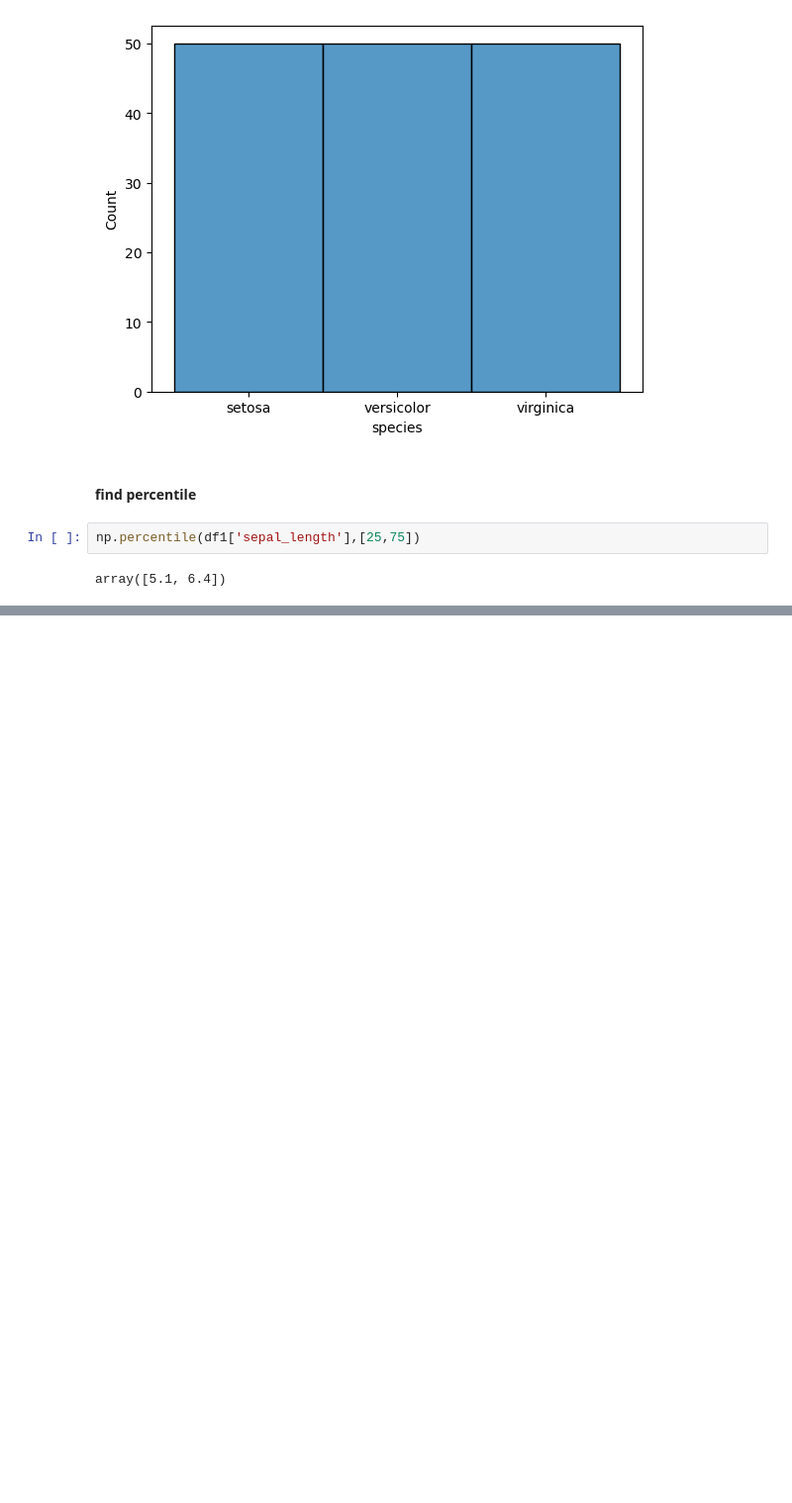
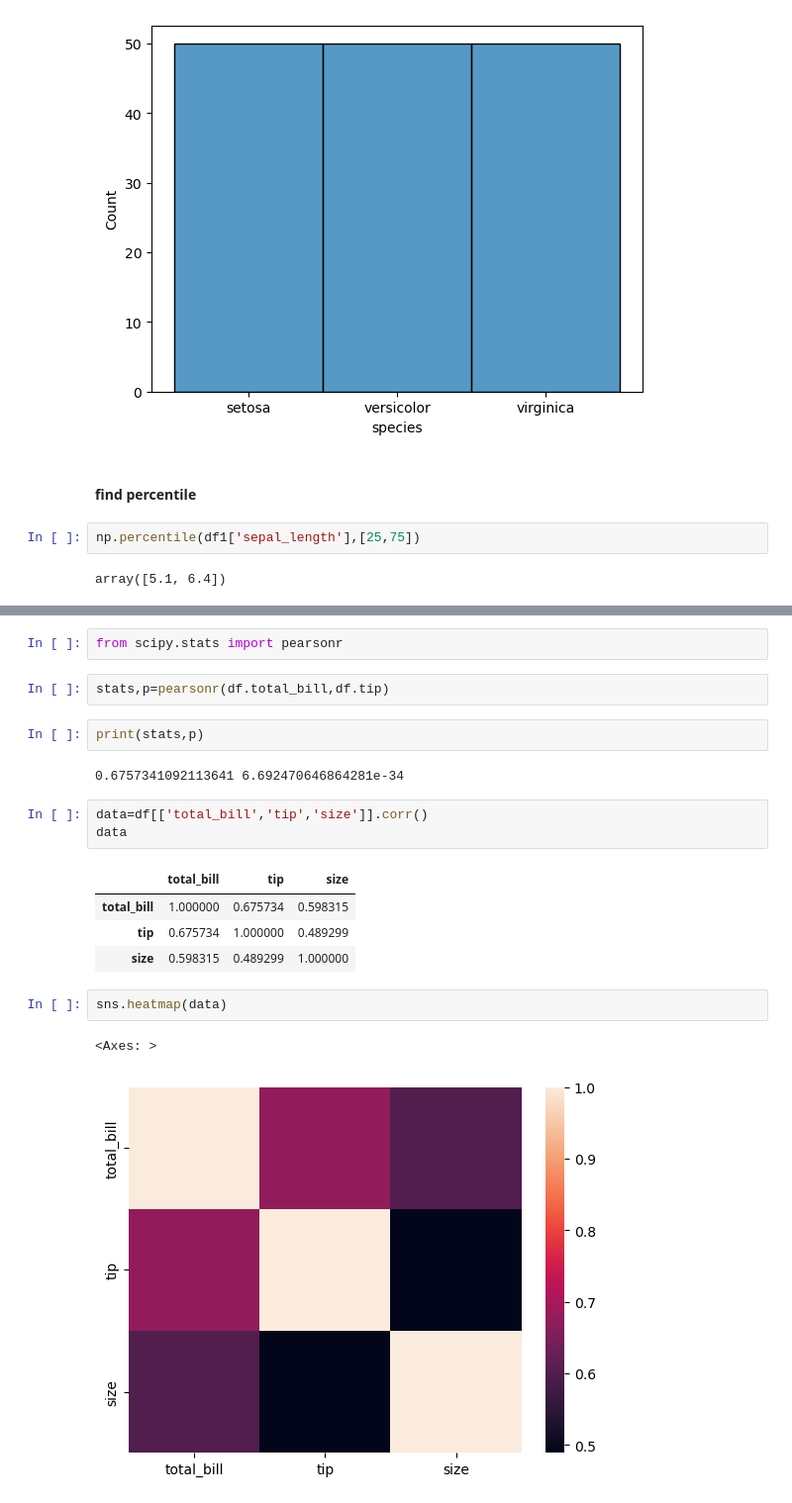
Before and after one commit to Sharafunneesa-pp/python_statistic, a Jupyter notebook: statistic_basic1.ipynb, the cells around one changed output, grey strips where cells are left out. Shown: that part at 99% size. Cells and saved outputs as stored; diff of their text form; blank space fills up the shorter version.

```diff
--- a/statistic_basic1.ipynb
+++ b/statistic_basic1.ipynb
@@ -80,0 +233,21 @@ array([5.1, 6.4])
+# %%
+from scipy.stats import pearsonr
+# %%
+stats,p=pearsonr(df.total_bill,df.tip)
+# %%
+print(stats,p)
+# %% [output]
+0.6757341092113641 6.692470646864281e-34
+# %%
+data=df[['total_bill','tip','size']].corr()
+data
+# %% [output]
+|  | total_bill | tip | size |
+| total_bill | 1.000000 | 0.675734 | 0.598315 |
+| tip | 0.675734 | 1.000000 | 0.489299 |
+| size | 0.598315 | 0.489299 | 1.000000 |
+# %%
+sns.heatmap(data)
+# %% [output]
+<Axes: >
+[figure, added]
```
Also changed, not shown: parts of 20 cells of this notebook, 1 other file.
